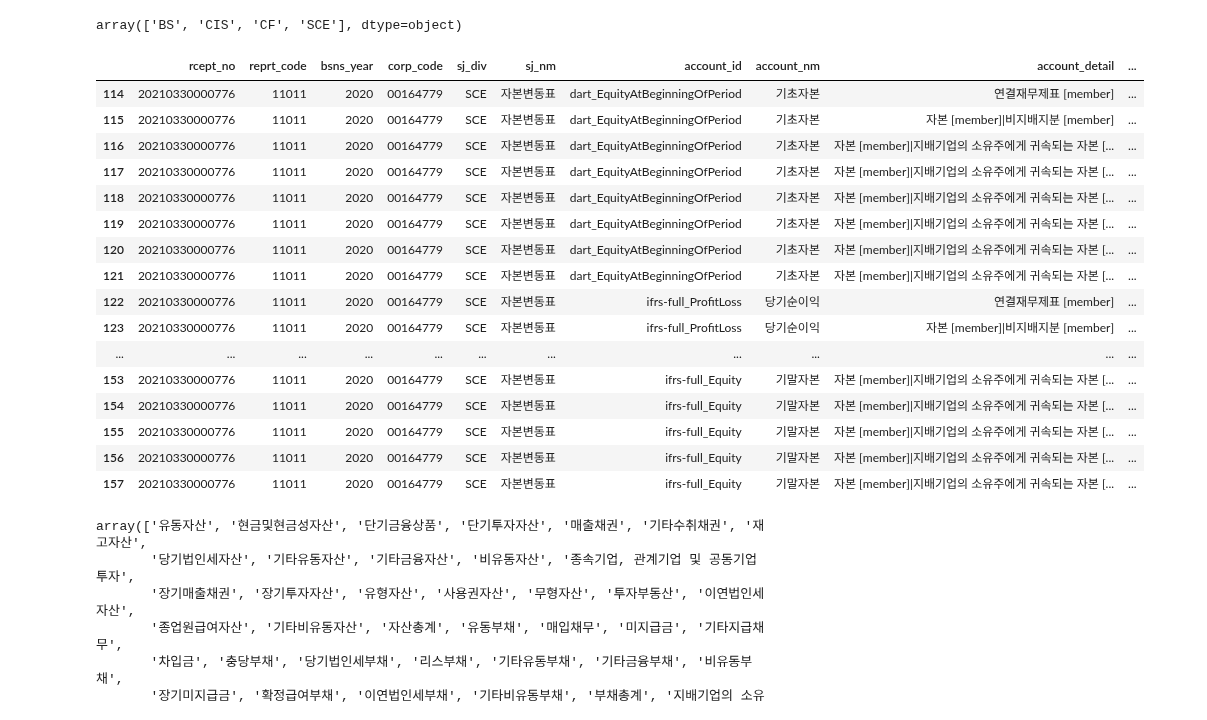
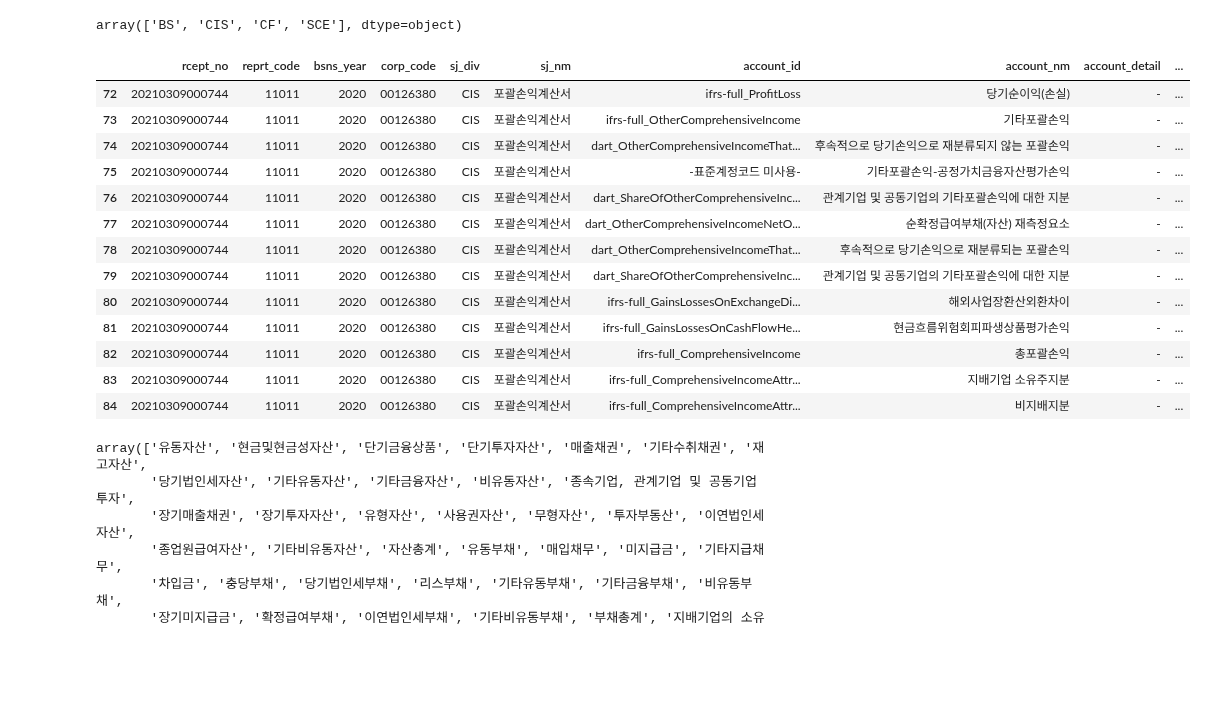
Before and after one commit to simonjisu/Text2SQL, a Jupyter notebook: Notebooks/SQLDatabase.ipynb, the cells around one changed output. Cells and saved outputs as stored; diff of their text form; code cells hidden in the pictures; blank space fills up the shorter version.

```diff
--- a/Notebooks/SQLDatabase.ipynb
+++ b/Notebooks/SQLDatabase.ipynb
@@ -159,0 +215,3 @@ key_word 항목 지정에 따라 결과 데이터의 컬럼이 달라집니다.
+# %%
+corp = '005930'
+bsns_year = '2020'
@@ -232,25 +323,22 @@ df_state['sj_div'].unique()
 # %% [output]
 array(['BS', 'CIS', 'CF', 'SCE'], dtype=object)
 # %%
-df_state.loc[df_state['sj_nm'] == '자본변동표']
+df_state.loc[df_state['sj_div'] == 'CIS']
 # %% [output]
 |  | rcept_no | reprt_code | bsns_year | corp_code | sj_div | sj_nm | account_id | account_nm | account_detail | ... |
-| 114 | 20210330000776 | 11011 | 2020 | 00164779 | SCE | 자본변동표 | dart_EquityAtBeginningOfPeriod | 기초자본 | 연결재무제표 [member] | ... |
-| 115 | 20210330000776 | 11011 | 2020 | 00164779 | SCE | 자본변동표 | dart_EquityAtBeginningOfPeriod | 기초자본 | 자본 [member]|비지배지분 [member] | ... |
-| 116 | 20210330000776 | 11011 | 2020 | 00164779 | SCE | 자본변동표 | dart_EquityAtBeginningOfPeriod | 기초자본 | 자본 [member]|지배기업의 소유주에게 귀속되는 자본 [... | ... |
-| 117 | 20210330000776 | 11011 | 2020 | 00164779 | SCE | 자본변동표 | dart_EquityAtBeginningOfPeriod | 기초자본 | 자본 [member]|지배기업의 소유주에게 귀속되는 자본 [... | ... |
-| 118 | 20210330000776 | 11011 | 2020 | 00164779 | SCE | 자본변동표 | dart_EquityAtBeginningOfPeriod | 기초자본 | 자본 [member]|지배기업의 소유주에게 귀속되는 자본 [... | ... |
-| 119 | 20210330000776 | 11011 | 2020 | 00164779 | SCE | 자본변동표 | dart_EquityAtBeginningOfPeriod | 기초자본 | 자본 [member]|지배기업의 소유주에게 귀속되는 자본 [... | ... |
-| 120 | 20210330000776 | 11011 | 2020 | 00164779 | SCE | 자본변동표 | dart_EquityAtBeginningOfPeriod | 기초자본 | 자본 [member]|지배기업의 소유주에게 귀속되는 자본 [... | ... |
-| 121 | 20210330000776 | 11011 | 2020 | 00164779 | SCE | 자본변동표 | dart_EquityAtBeginningOfPeriod | 기초자본 | 자본 [member]|지배기업의 소유주에게 귀속되는 자본 [... | ... |
-| 122 | 20210330000776 | 11011 | 2020 | 00164779 | SCE | 자본변동표 | ifrs-full_ProfitLoss | 당기순이익 | 연결재무제표 [member] | ... |
-| 123 | 20210330000776 | 11011 | 2020 | 00164779 | SCE | 자본변동표 | ifrs-full_ProfitLoss | 당기순이익 | 자본 [member]|비지배지분 [member] | ... |
-| ... | ... | ... | ... | ... | ... | ... | ... | ... | ... | ... |
-| 153 | 20210330000776 | 11011 | 2020 | 00164779 | SCE | 자본변동표 | ifrs-full_Equity | 기말자본 | 자본 [member]|지배기업의 소유주에게 귀속되는 자본 [... | ... |
-| 154 | 20210330000776 | 11011 | 2020 | 00164779 | SCE | 자본변동표 | ifrs-full_Equity | 기말자본 | 자본 [member]|지배기업의 소유주에게 귀속되는 자본 [... | ... |
-| 155 | 20210330000776 | 11011 | 2020 | 00164779 | SCE | 자본변동표 | ifrs-full_Equity | 기말자본 | 자본 [member]|지배기업의 소유주에게 귀속되는 자본 [... | ... |
-| 156 | 20210330000776 | 11011 | 2020 | 00164779 | SCE | 자본변동표 | ifrs-full_Equity | 기말자본 | 자본 [member]|지배기업의 소유주에게 귀속되는 자본 [... | ... |
-| 157 | 20210330000776 | 11011 | 2020 | 00164779 | SCE | 자본변동표 | ifrs-full_Equity | 기말자본 | 자본 [member]|지배기업의 소유주에게 귀속되는 자본 [... | ... |
+| 72 | 20210309000744 | 11011 | 2020 | 00126380 | CIS | 포괄손익계산서 | ifrs-full_ProfitLoss | 당기순이익(손실) | - | ... |
+| 73 | 20210309000744 | 11011 | 2020 | 00126380 | CIS | 포괄손익계산서 | ifrs-full_OtherComprehensiveIncome | 기타포괄손익 | - | ... |
+| 74 | 20210309000744 | 11011 | 2020 | 00126380 | CIS | 포괄손익계산서 | dart_OtherComprehensiveIncomeThat... | 후속적으로 당기손익으로 재분류되지 않는 포괄손익 | - | ... |
+| 75 | 20210309000744 | 11011 | 2020 | 00126380 | CIS | 포괄손익계산서 | -표준계정코드 미사용- | 기타포괄손익-공정가치금융자산평가손익 | - | ... |
+| 76 | 20210309000744 | 11011 | 2020 | 00126380 | CIS | 포괄손익계산서 | dart_ShareOfOtherComprehensiveInc... | 관계기업 및 공동기업의 기타포괄손익에 대한 지분 | - | ... |
+| 77 | 20210309000744 | 11011 | 2020 | 00126380 | CIS | 포괄손익계산서 | dart_OtherComprehensiveIncomeNetO... | 순확정급여부채(자산) 재측정요소 | - | ... |
+| 78 | 20210309000744 | 11011 | 2020 | 00126380 | CIS | 포괄손익계산서 | dart_OtherComprehensiveIncomeThat... | 후속적으로 당기손익으로 재분류되는 포괄손익 | - | ... |
+| 79 | 20210309000744 | 11011 | 2020 | 00126380 | CIS | 포괄손익계산서 | dart_ShareOfOtherComprehensiveInc... | 관계기업 및 공동기업의 기타포괄손익에 대한 지분 | - | ... |
+| 80 | 20210309000744 | 11011 | 2020 | 00126380 | CIS | 포괄손익계산서 | ifrs-full_GainsLossesOnExchangeDi... | 해외사업장환산외환차이 | - | ... |
+| 81 | 20210309000744 | 11011 | 2020 | 00126380 | CIS | 포괄손익계산서 | ifrs-full_GainsLossesOnCashFlowHe... | 현금흐름위험회피파생상품평가손익 | - | ... |
+| 82 | 20210309000744 | 11011 | 2020 | 00126380 | CIS | 포괄손익계산서 | ifrs-full_ComprehensiveIncome | 총포괄손익 | - | ... |
+| 83 | 20210309000744 | 11011 | 2020 | 00126380 | CIS | 포괄손익계산서 | ifrs-full_ComprehensiveIncomeAttr... | 지배기업 소유주지분 | - | ... |
+| 84 | 20210309000744 | 11011 | 2020 | 00126380 | CIS | 포괄손익계산서 | ifrs-full_ComprehensiveIncomeAttr... | 비지배지분 | - | ... |
 # %%
 df_state['account_nm'].unique()
 # %% [output]
```
Also changed, not shown: parts of 23 cells of this notebook, 1 other file.
